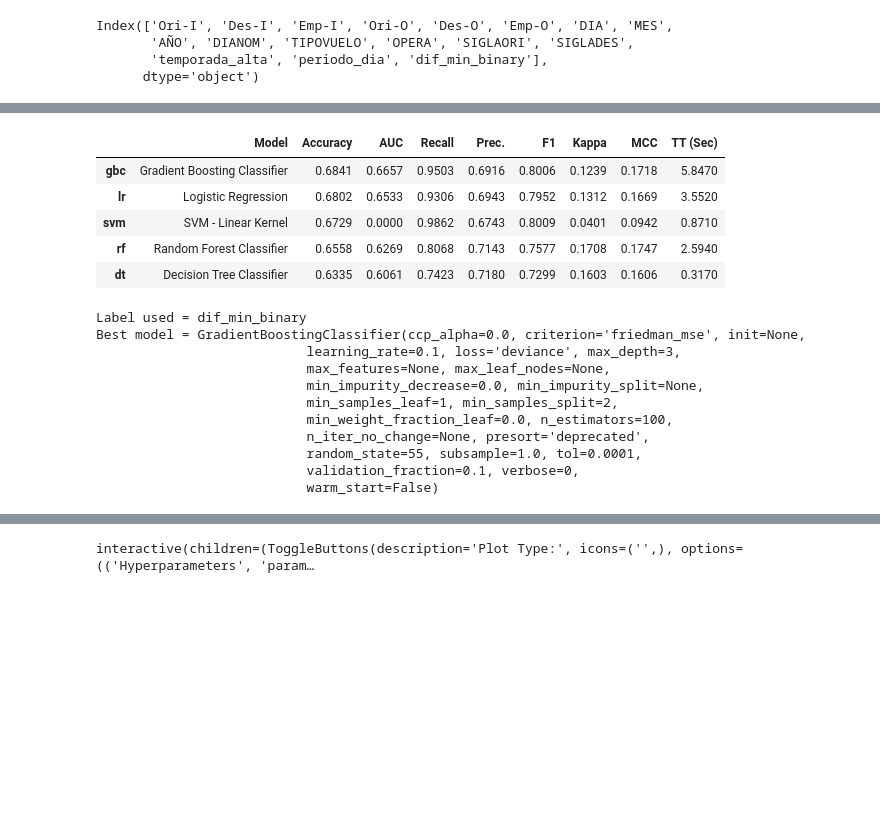
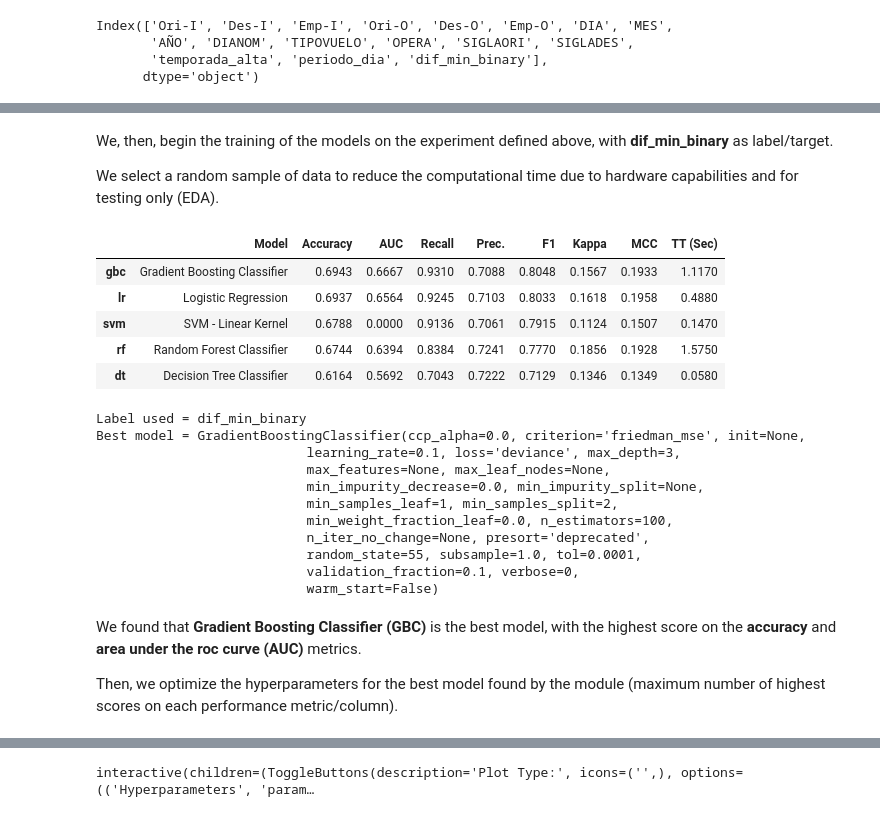
Before and after one commit to XxZeroGravityxX/Flight_delay_study, a Jupyter notebook: solution.ipynb, the cells around one changed output, grey strips where cells are left out. Drawn from its saved outputs; the diff is of its cells as text; code cells hidden in the pictures; blank space fills up the shorter version.

```diff
--- a/solution.ipynb
+++ b/solution.ipynb
@@ -485,38 +491,22 @@ Index(['Ori-I', 'Des-I', 'Emp-I', 'Ori-O', 'Des-O', 'Emp-O', 'DIA', 'MES',
 # %%
-# Functions for experiment (models comparison)
-def one_hot_encode(data):
+# Function for experiment (models comparison)
+def make_experiment(label, data, models_included, k_fold=10, exp_name="experiment"):
     """
-    One-hot encode categorical variables.
+    Make experiment for each model.
     """
-    ohe_data = OneHotEncoder(drop="first", sparse=False).fit_transform(data)
-
-    return ohe_data
-
-def make_experiment(label, data, models_included):
-    # Obtain X and y from data
-    X = data[data.columns.difference([label])]
-    y = data[label]
-
-    ## One Hot Encode
-    X = one_hot_encode(X)
-    y = one_hot_encode(y.values.reshape(-1, 1))
-
-    ## Join data into one dataframe
-
-    data_experiment = pd.DataFrame(X).assign(target=y)
 
     ## Create comparison between models
 
     # Initialize experiment
     class_experiment = setup(
-        data_experiment,
-        target = 'target',
+        data,
+        target = label,
         session_id=55,  # Random seed
         log_experiment=False,
-        experiment_name='Flight delay experiment',
+        experiment_name=exp_name,
         use_gpu=True
     )
     # Compare models
-    best_model = compare_models(include=models_included, fold=10)
+    best_model = compare_models(include=models_included, fold=k_fold)
 
     return best_model
@@ -540,22 +529,26 @@ models_included = [
                    ]
+# %% [markdown]
+We, then, begin the training of the models on the experiment defined above, with <b>dif_min_binary</b> as label/target.
+
+We select a random sample of data to reduce the computational time due to hardware capabilities and for testing only (EDA).
 # %%
 label = 'dif_min_binary'
-data = data_train.copy()#.iloc[:50].copy()
+data = data_train.copy().sample(frac=0.1)
 
 # Find best model
-best_model = make_experiment(label, data, models_included)
+best_model = make_experiment(label, data, models_included, exp_name='Flight delay experiment')
 
 # Print label used
 print(f"Label used = {label}")
 # Print best model
 print(f"Best model = {best_model}")
 # %% [output]
 |  | Model | Accuracy | AUC | Recall | Prec. | F1 | Kappa | MCC | TT (Sec) |
-| gbc | Gradient Boosting Classifier | 0.6841 | 0.6657 | 0.9503 | 0.6916 | 0.8006 | 0.1239 | 0.1718 | 5.8470 |
-| lr | Logistic Regression | 0.6802 | 0.6533 | 0.9306 | 0.6943 | 0.7952 | 0.1312 | 0.1669 | 3.5520 |
-| svm | SVM - Linear Kernel | 0.6729 | 0.0000 | 0.9862 | 0.6743 | 0.8009 | 0.0401 | 0.0942 | 0.8710 |
-| rf | Random Forest Classifier | 0.6558 | 0.6269 | 0.8068 | 0.7143 | 0.7577 | 0.1708 | 0.1747 | 2.5940 |
-| dt | Decision Tree Classifier | 0.6335 | 0.6061 | 0.7423 | 0.7180 | 0.7299 | 0.1603 | 0.1606 | 0.3170 |
+| gbc | Gradient Boosting Classifier | 0.6943 | 0.6667 | 0.9310 | 0.7088 | 0.8048 | 0.1567 | 0.1933 | 1.1170 |
+| lr | Logistic Regression | 0.6937 | 0.6564 | 0.9245 | 0.7103 | 0.8033 | 0.1618 | 0.1958 | 0.4880 |
+| svm | SVM - Linear Kernel | 0.6788 | 0.0000 | 0.9136 | 0.7061 | 0.7915 | 0.1124 | 0.1507 | 0.1470 |
+| rf | Random Forest Classifier | 0.6744 | 0.6394 | 0.8384 | 0.7241 | 0.7770 | 0.1856 | 0.1928 | 1.5750 |
+| dt | Decision Tree Classifier | 0.6164 | 0.5692 | 0.7043 | 0.7222 | 0.7129 | 0.1346 | 0.1349 | 0.0580 |
 Label used = dif_min_binary
 Best model = GradientBoostingClassifier(ccp_alpha=0.0, criterion='friedman_mse', init=None,
                            learning_rate=0.1, loss='deviance', max_depth=3,
@@ -567,5 +560,9 @@ Best model = GradientBoostingClassifier(ccp_alpha=0.0, criterion='friedman_mse',
                            random_state=55, subsample=1.0, tol=0.0001,
                            validation_fraction=0.1, verbose=0,
                            warm_start=False)
+# %% [markdown]
+We found that <b>Gradient Boosting Classifier (GBC)</b> is the best model, with the highest score on the <b>accuracy</b> and <b>area under the roc curve (AUC)</b> metrics.
+
+Then, we optimize the hyperparameters for the best model found by the module (maximum number of highest scores on each performance metric/column).
 # %%
 # Tune hyperparameters of best model
```
Also changed, not shown: parts of 9 cells of this notebook, 1 other file.
